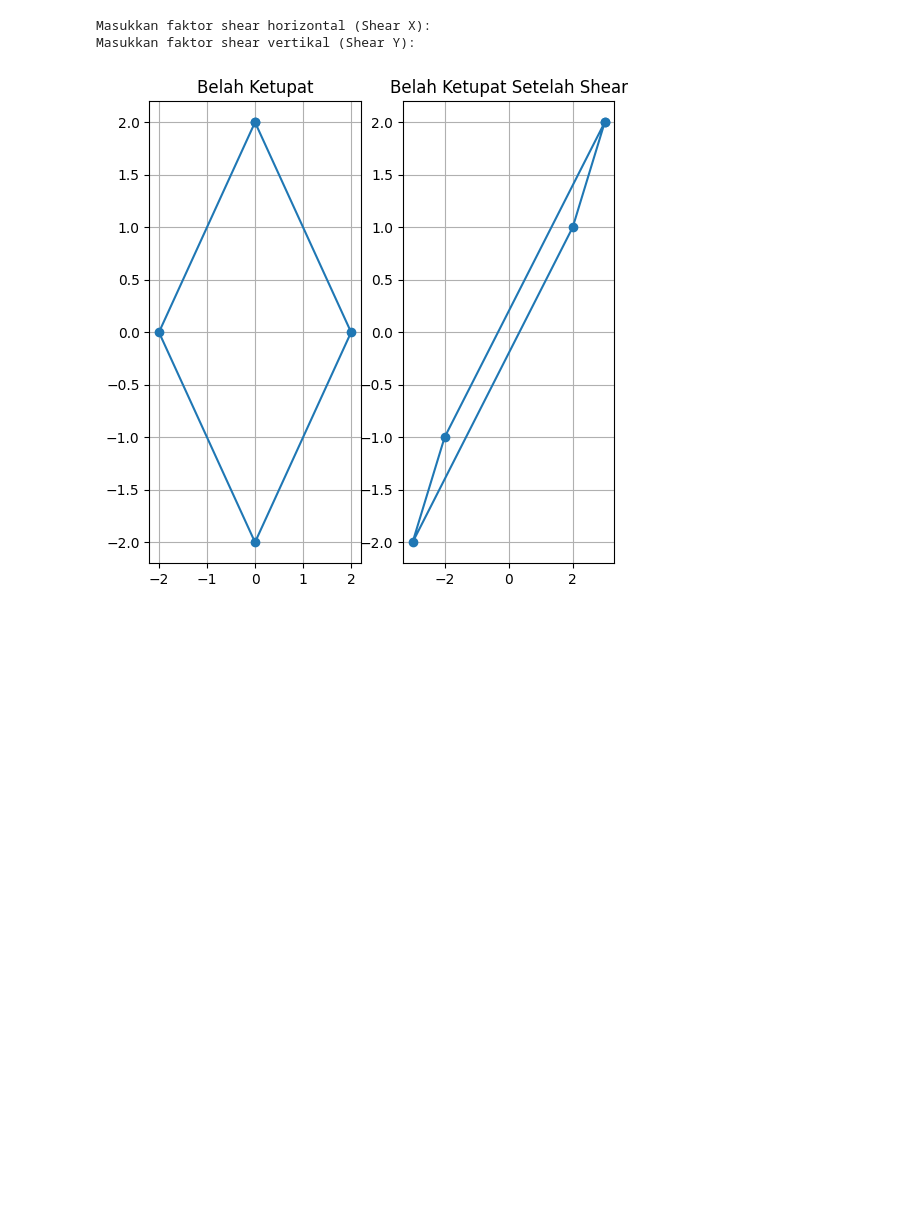
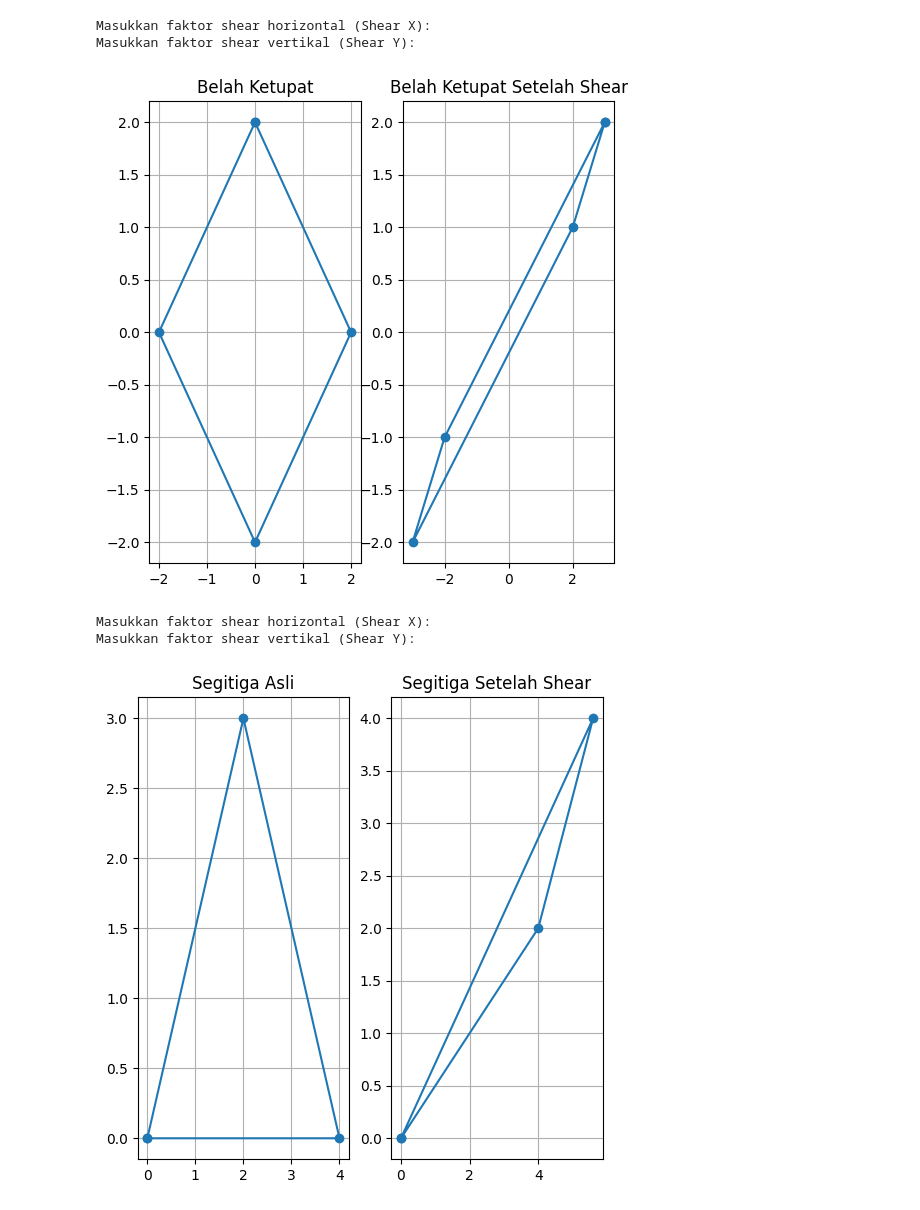
Before and after one commit to Andrian206/Praktikum-Grafika-Komputer, a Jupyter notebook: Modul 9/Praktikum9.ipynb, the cells around one changed output. Drawn from its saved outputs; the diff is of its cells as text; code cells hidden in the pictures; blank space fills up the shorter version.

Commit message:
Tugas Modul 9

```diff
--- a/Modul 9/Praktikum9.ipynb
+++ b/Modul 9/Praktikum9.ipynb
@@ -43,3 +43,58 @@ plot_belah_ketupat(belah_ketupat_points, sheared_points)
 Masukkan faktor shear horizontal (Shear X):
 Masukkan faktor shear vertikal (Shear Y):
 [figure]
+# %%
+# Praktikum 2 - Modul 9
+
+import matplotlib.pyplot as plt
+import numpy as np
+
+# Fungsi untuk menggambar segitiga sebelum dan sesudah shear
+def plot_segitiga(original_points, sheared_points):
+    # Gambar segitiga sebelum shear
+    plt.figure(figsize=(6, 6))
+    plt.subplot(1, 2, 1)
+    plt.plot(*zip(*original_points, original_points[0]), marker='o')
+    plt.title('Segitiga Asli')
+    plt.grid(True)
+
+    # Gambar segitiga setelah shear
+    plt.subplot(1, 2, 2)
+    plt.plot(*zip(*sheared_points, sheared_points[0]), marker='o')
+    plt.title('Segitiga Setelah Shear')
+    plt.grid(True)
+
+    plt.show()
+
+# Fungsi untuk melakukan shear pada objek segitiga
+def shear_segitiga(points, shear_x, shear_y):
+    # Matriks transformasi shear
+    shear_matrix = np.array([[1, shear_x],
+                             [shear_y, 1]])
+
+    # Mengalikan setiap titik segitiga dengan matriks shear
+    sheared_points = []
+    for point in points:
+        new_point = np.dot(shear_matrix, point)
+        sheared_points.append(new_point)
+
+    return sheared_points
+
+# Input dinamis dari user
+print("Masukkan faktor shear horizontal (Shear X): ")
+shear_x = float(input())  # Shear X (horizontal)
+print("Masukkan faktor shear vertikal (Shear Y): ")
+shear_y = float(input())  # Shear Y (vertikal)
+
+# Koordinat asli segitiga
+segitiga_points = np.array([[0, 0], [4, 0], [2, 3]])
+
+# Lakukan transformasi shear
+sheared_points = shear_segitiga(segitiga_points, shear_x, shear_y)
+
+# Plot hasilnya
+plot_segitiga(segitiga_points, sheared_points)
+# %% [output]
+Masukkan faktor shear horizontal (Shear X):
+Masukkan faktor shear vertikal (Shear Y):
+[figure, added]
```
Also changed, not shown: parts of 6 cells of this notebook.
